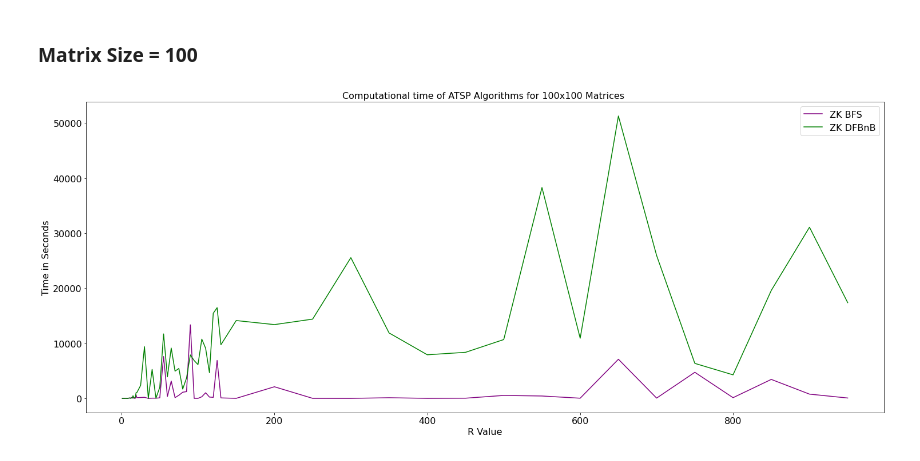
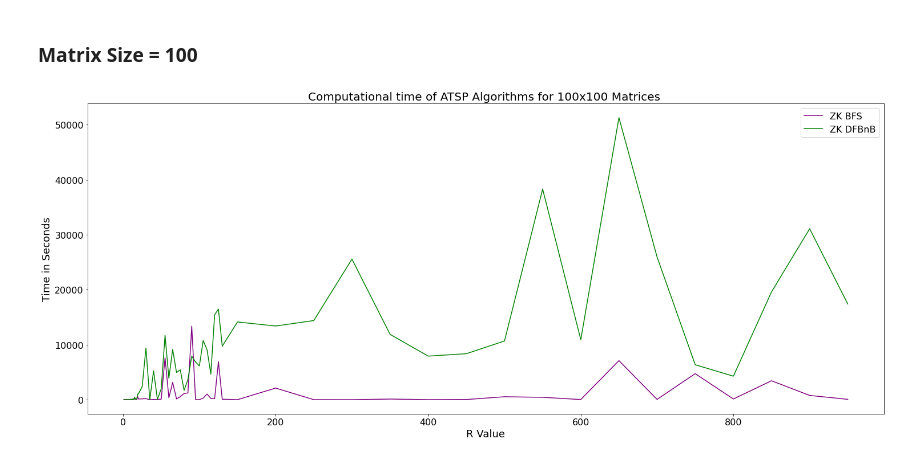
Before and after one commit to VU-Irakliy/ATSPZK, a Jupyter notebook: Results/Time_graphs.ipynb, the cells around one changed output. Drawn from its saved outputs; the diff is of its cells as text; code cells hidden in the pictures.

```diff
--- a/Results/Time_graphs.ipynb
+++ b/Results/Time_graphs.ipynb
@@ -244,24 +244,24 @@ results_zk_dfbnb_3 = [[150, 14139], [200, 13402], [250, 14399], [300, 25568], [3
 # %%
 results_zk_dfbnb = results_zk_dfbnb_1 + results_zk_dfbnb_2 + results_zk_dfbnb_3
 results_zk_bfs = results_zk_bfs_1 + results_zk_bfs_2 + results_zk_bfs_3
 
 
 results = [i[0] for i in results_zk_dfbnb]
 time_zk_dfbnb = [i[1] for i in results_zk_dfbnb]
 time_zk_bfs = [i[1] for i in results_zk_bfs]
 
 size = 100
 
 plt.rcParams['figure.figsize'] = [25, 10]
 plt.plot(results, time_zk_bfs, color = 'purple', label = 'ZK BFS')
 plt.plot(results, time_zk_dfbnb, color = 'green', label = 'ZK DFBnB')
-plt.xlabel("R Value", fontsize = 16)
-plt.ylabel('Time in Seconds', fontsize = 16)
-plt.title("Computational time of ATSP Algorithms for 100x100 Matrices ", fontsize = 16)
+plt.xlabel("R Value", fontsize = 18)
+plt.ylabel('Time in Seconds', fontsize = 18)
+plt.title("Computational time of ATSP Algorithms for 100x100 Matrices ", fontsize = 20)
 plt.legend()
 plt.show()
 # %% [output]
-[figure, old version]
+[figure, new version]
 # %%
 # results = [i[0] for i in results_zk_dfbnb_1]
 # time_zk_dfbnb = [i[1] for i in results_zk_dfbnb_1]
```
Also changed, not shown: parts of 5 cells of this notebook, 6 other files.
